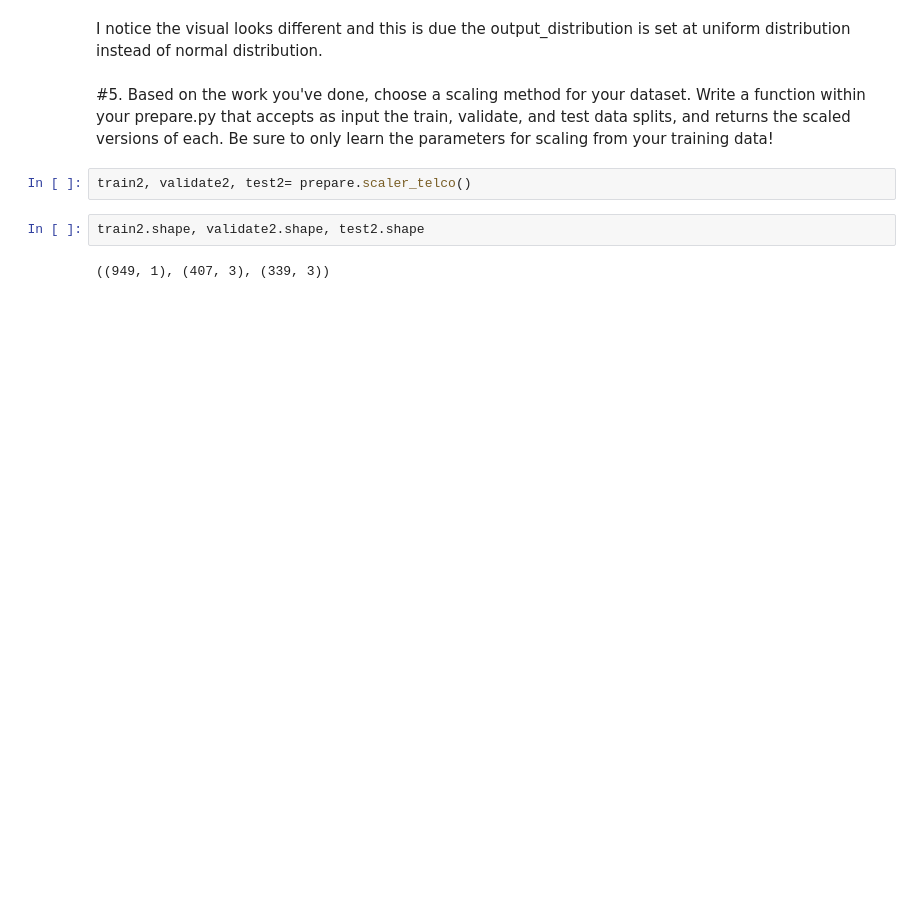
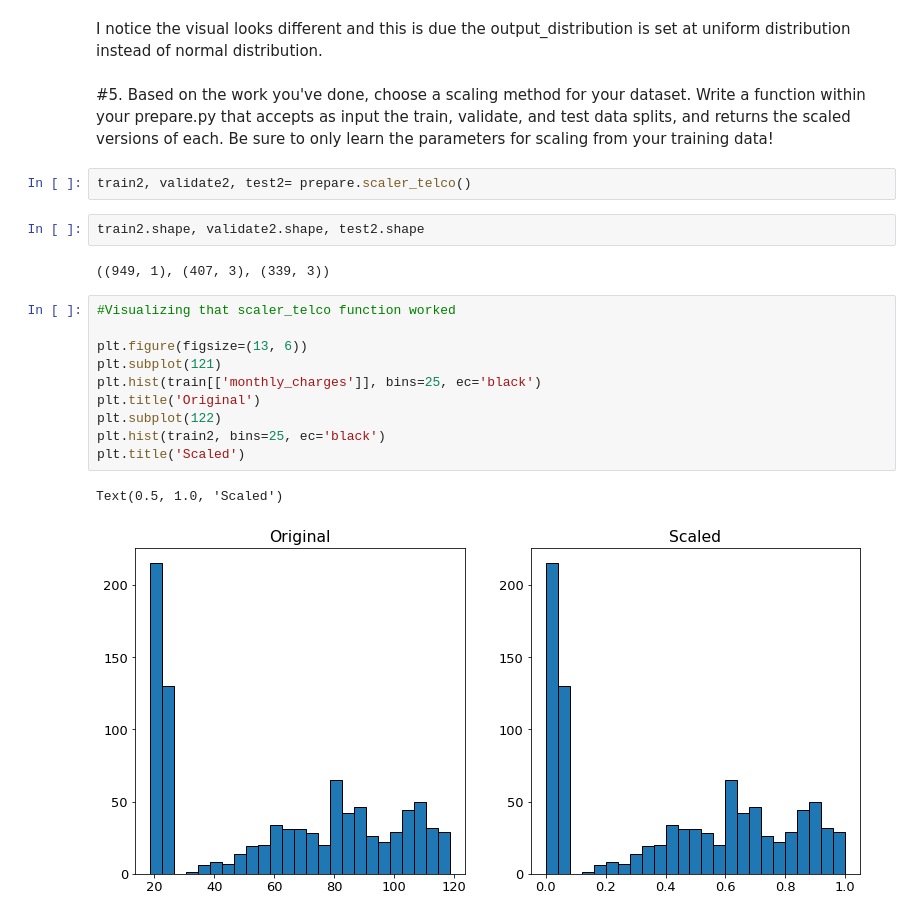
Before and after one commit to LinhQuach13/regression-exercises, a Jupyter notebook: scaling.ipynb, the cells around one changed output. Cells and saved outputs as stored; diff of their text form; blank space fills up the shorter version.

Commit message:
Added visual

```diff
--- a/scaling.ipynb
+++ b/scaling.ipynb
@@ -373,3 +377,16 @@ train2, validate2, test2= prepare.scaler_telco()
 train2.shape, validate2.shape, test2.shape
 # %% [output]
 ((949, 1), (407, 3), (339, 3))
+# %%
+#Visualizing that scaler_telco function worked
+
+plt.figure(figsize=(13, 6))
+plt.subplot(121)
+plt.hist(train[['monthly_charges']], bins=25, ec='black')
+plt.title('Original')
+plt.subplot(122)
+plt.hist(train2, bins=25, ec='black')
+plt.title('Scaled')
+# %% [output]
+Text(0.5, 1.0, 'Scaled')
+[figure, added]
```
Also changed, not shown: parts of 17 cells of this notebook.
